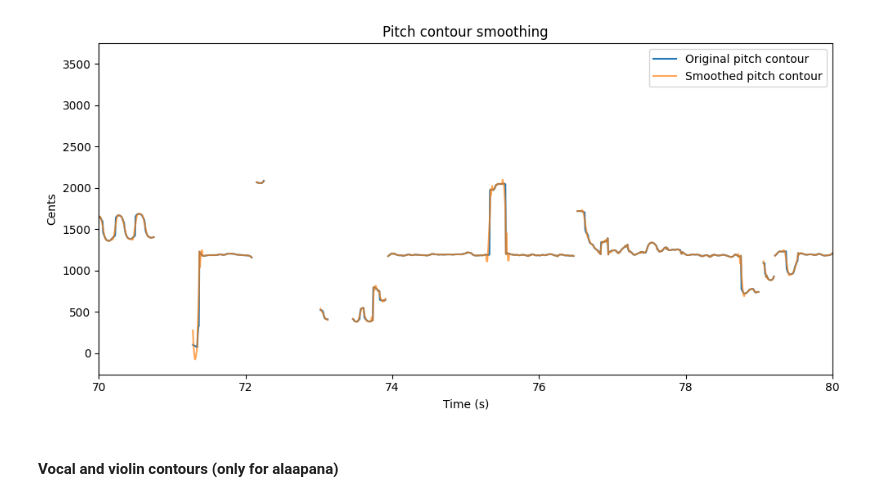
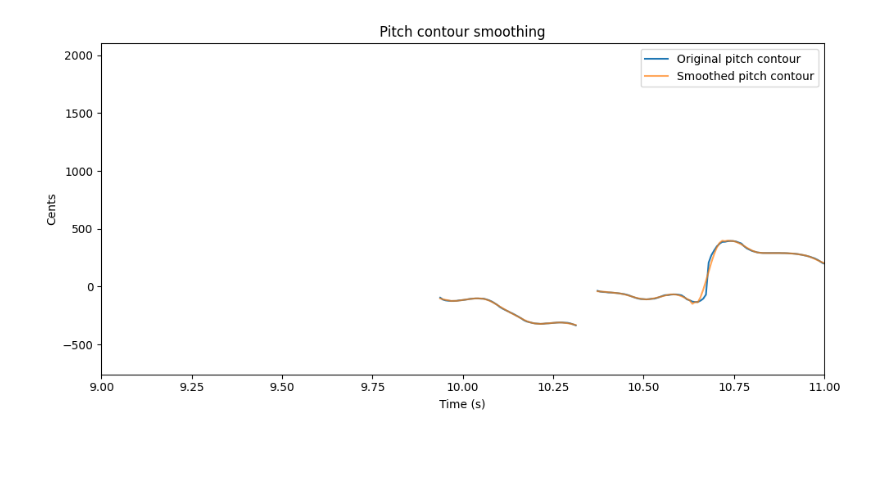
Before and after one commit to root2pk/masters-thesis, a Jupyter notebook: process_pitch.ipynb, the cells around one changed output. Cells and saved outputs as stored; diff of their text form; code cells hidden in the pictures; blank space fills up the shorter version.

```diff
--- a/process_pitch.ipynb
+++ b/process_pitch.ipynb
@@ -53,14 +62,15 @@ Number of voiced segments: 559
 # Removing segments with low confidence estimation
 median_conf = u.median_confidences(conf, voiced_segments)
 plt.figure(figsize=(10, 5))
-hist, bin_edges = np.histogram(median_conf, bins = 50, density = True)
+hist, bin_edges = np.histogram(median_conf, bins = 20, density = True)
 hist = hist/np.sum(hist)
-peaks = u.find_minimas(hist, height = 0.01)
+peaks = u.find_minimas(hist, height = 0.015)
 gaussian_fit = u.gaussian_filter(hist, 10, sigma = 1.5)
-print("Selected threshold:", bin_edges[peaks[0]])
+threshold = bin_edges[peaks[0]]
+print("Selected threshold:", threshold)
 plt.bar(bin_edges[:-1], hist, width = 0.5*(bin_edges[1] - bin_edges[0]), color = 'b', alpha = 0.7)
 plt.plot(bin_edges[:-1], gaussian_fit, color = 'g', label = "Gaussian smoothing")
-plt.axvline(x = bin_edges[peaks[0]], color = 'r', linestyle = '--', label = "Selected threshold")
+plt.axvline(x = threshold, color = 'r', linestyle = '--', label = "Selected threshold")
 plt.xlabel("Median confidences - Voiced segments")
 plt.ylabel("Probability density")
 plt.title("Histogram of median confidences - Voiced segments")
@@ -87,0 +132,21 @@ for i in range(len(voiced_segments)):
+# %%
+# Correct octave errors
+f0_corr = u.correct_octave_jump(u.hz_to_cents(f0_filt, tonic), merged_jumps)
+f0_corr = u.cents_to_hz(f0_corr, tonic)
+
+# Recalculate the octave jumps
+octave_jumps = u.octave_jumps(u.hz_to_cents(f0_corr, tonic), voiced_segments_filt, jump_threshold = 1000)
+merged_jumps = u.merge_intervals(octave_jumps)
+
+plt.figure(figsize=(10, 5))
+plt.plot(times, u.hz_to_cents(f0_filt, tonic), label = "Raw pitch contour")
+plt.plot(times, u.hz_to_cents(f0_corr, tonic), label = "Octave corrected pitch contour")
+plt.xlabel("Time (s)")
+plt.ylabel("Cents")
+for jump in merged_jumps:
+    plt.axvspan(times[jump[0]], times[jump[1]], color = 'r', alpha = 0.3)
+plt.title("Octave jumps in the pitch contour \n Koluvamaragatha - Vocal Alaapana")
+plt.xlim(9,11)
+plt.legend()
+plt.tight_layout()
+plt.show()
@@ -88,21 +163,23 @@ for i in range(len(voiced_segments)):
 # %%
 # Pitch contour smoothing and interpolation
 window_ms = 100
 window_samples = u.ms_to_samples(window_ms, 133)
-f0_smoothed = u.savitsky_golay_filter(f0_filt, window_samples, 2, peak = True)
+# Ensure window_samples is odd
+if window_samples % 2 == 0:
+    window_samples += 1
+# Smooth contour
+f0_smoothed = u.savitsky_golay_filter(f0_corr, window_samples, 2, peak = True)
 
 plt.figure(figsize=(10, 5))
-plt.plot(times, u.hz_to_cents(f0_filt, tonic_violin), label = "Original pitch contour")
-plt.plot(times, u.hz_to_cents(f0_smoothed, tonic_violin), label = "Smoothed pitch contour", alpha = 0.7)
+plt.plot(times, u.hz_to_cents(f0_corr, tonic), label = "Original pitch contour")
+plt.plot(times, u.hz_to_cents(f0_smoothed, tonic), label = "Smoothed pitch contour", alpha = 0.7)
 plt.xlabel("Time (s)")
 plt.ylabel("Cents")
-plt.xlim(70,80)
+plt.xlim(9, 11)
 # plt.yticks(list(notes_dict.values()), list(notes_dict.keys()))
 plt.title("Pitch contour smoothing")
 plt.legend()
 plt.tight_layout()
 plt.show()
 # %% [output]
-[figure, old version]
+[figure, new version]
-# %% [markdown]
-#### Vocal and violin contours (only for alaapana)
```
Also changed, not shown: parts of 9 cells of this notebook, 28 other files.
